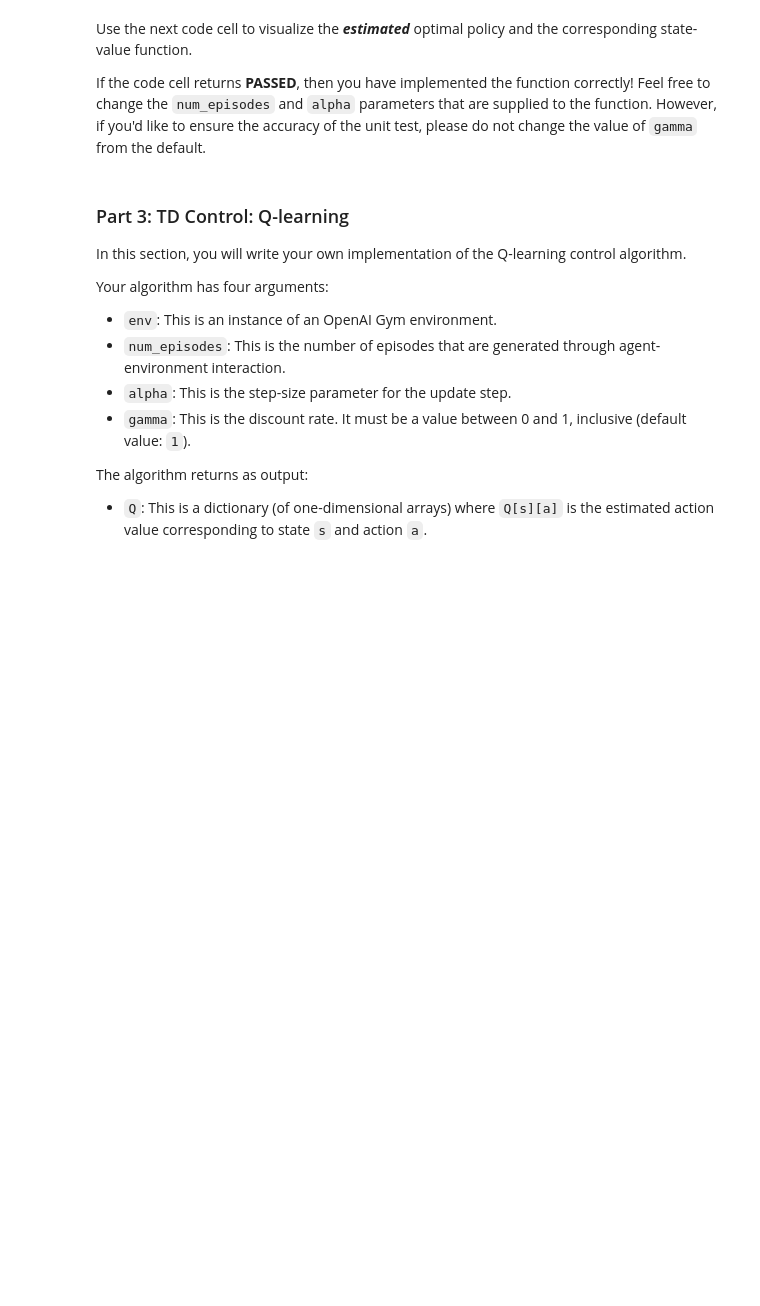
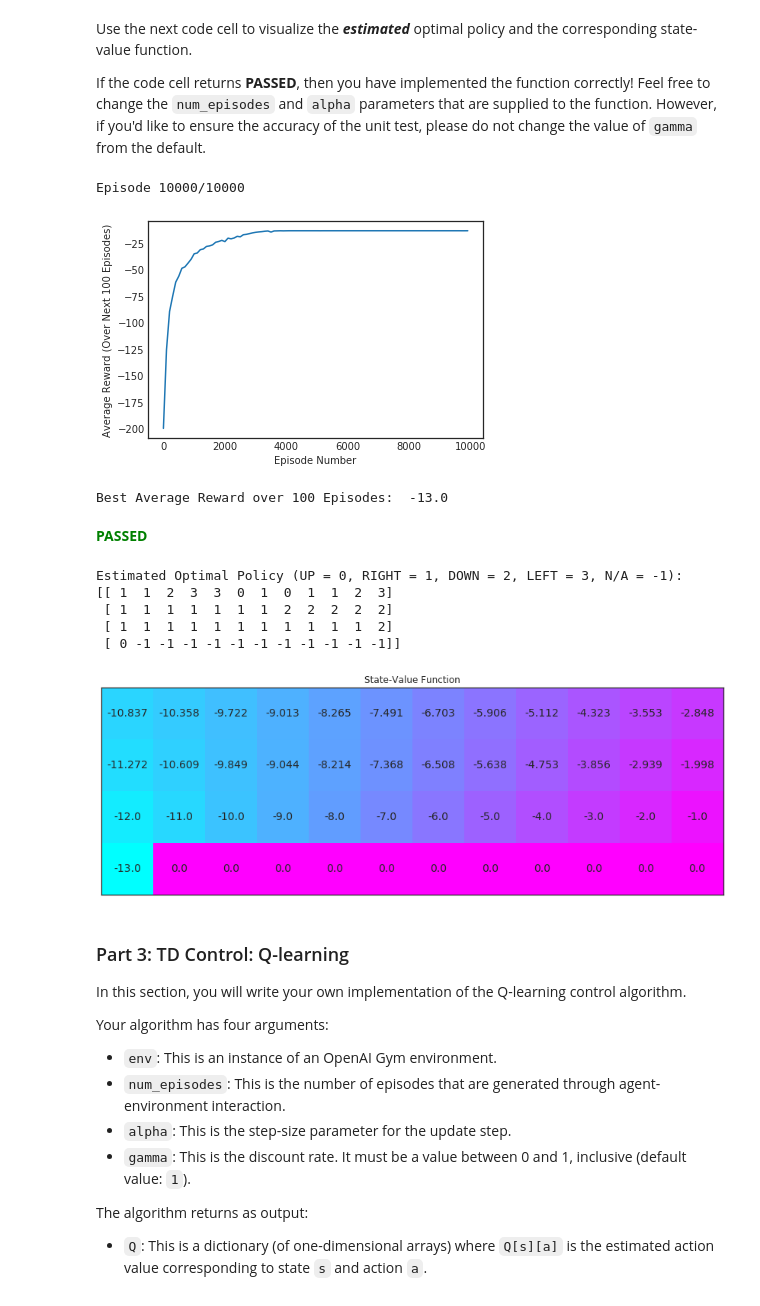
Before and after one commit to gonzaloruizdevilla/Temporal-Difference-Methods, a Jupyter notebook: Temporal_Difference.ipynb, the cells around one changed output. Saved outputs shown, nothing was run; the diff lists cells and outputs as text; code cells hidden in the pictures; blank space fills up the shorter version.

Commit message:
TD Control: Sarsa

```diff
--- a/Temporal_Difference.ipynb
+++ b/Temporal_Difference.ipynb
@@ -161,18 +161,3 @@ The algorithm returns as output:
 Please complete the function in the code cell below.
 
 (_Feel free to define additional functions to help you to organize your code._)
-# %%
-def sarsa(env, num_episodes, alpha, gamma=1.0):
-    # initialize action-value function (empty dictionary of arrays)
-    Q = defaultdict(lambda: np.zeros(env.nA))
-    # initialize performance monitor
-    # loop over episodes
-    for i_episode in range(1, num_episodes+1):
-        # monitor progress
-        if i_episode % 100 == 0:
-            print("\rEpisode {}/{}".format(i_episode, num_episodes), end="")
-            sys.stdout.flush()
-
-        ## TODO: complete the function
-
-    return Q
@@ -182,17 +242,28 @@ Use the next code cell to visualize the **_estimated_** optimal policy and the c
 If the code cell returns **PASSED**, then you have implemented the function correctly!  Feel free to change the `num_episodes` and `alpha` parameters that are supplied to the function.  However, if you'd like to ensure the accuracy of the unit test, please do not change the value of `gamma` from the default.
 # %%
 # obtain the estimated optimal policy and corresponding action-value function
-Q_sarsa = sarsa(env, 5000, .01)
+Q_sarsa = sarsa(env, 10000, .01)
 
 # print the estimated optimal policy
 policy_sarsa = np.array([np.argmax(Q_sarsa[key]) if key in Q_sarsa else -1 for key in np.arange(48)]).reshape(4,12)
 check_test.run_check('td_control_check', policy_sarsa)
 print("\nEstimated Optimal Policy (UP = 0, RIGHT = 1, DOWN = 2, LEFT = 3, N/A = -1):")
 print(policy_sarsa)
 
 # plot the estimated optimal state-value function
 V_sarsa = ([np.max(Q_sarsa[key]) if key in Q_sarsa else 0 for key in np.arange(48)])
 plot_values(V_sarsa)
+# %% [output]
+Episode 10000/10000
+[figure, added]
+Best Average Reward over 100 Episodes:  -13.0
+**<span style="color: green;">PASSED</span>**
+Estimated Optimal Policy (UP = 0, RIGHT = 1, DOWN = 2, LEFT = 3, N/A = -1):
+[[ 1  1  2  3  3  0  1  0  1  1  2  3]
+ [ 1  1  1  1  1  1  1  2  2  2  2  2]
+ [ 1  1  1  1  1  1  1  1  1  1  1  2]
+ [ 0 -1 -1 -1 -1 -1 -1 -1 -1 -1 -1 -1]]
+[figure, added]
 # %% [markdown]
 ### Part 3: TD Control: Q-learning
 
```
Also changed, not shown: parts of 2 cells of this notebook.
